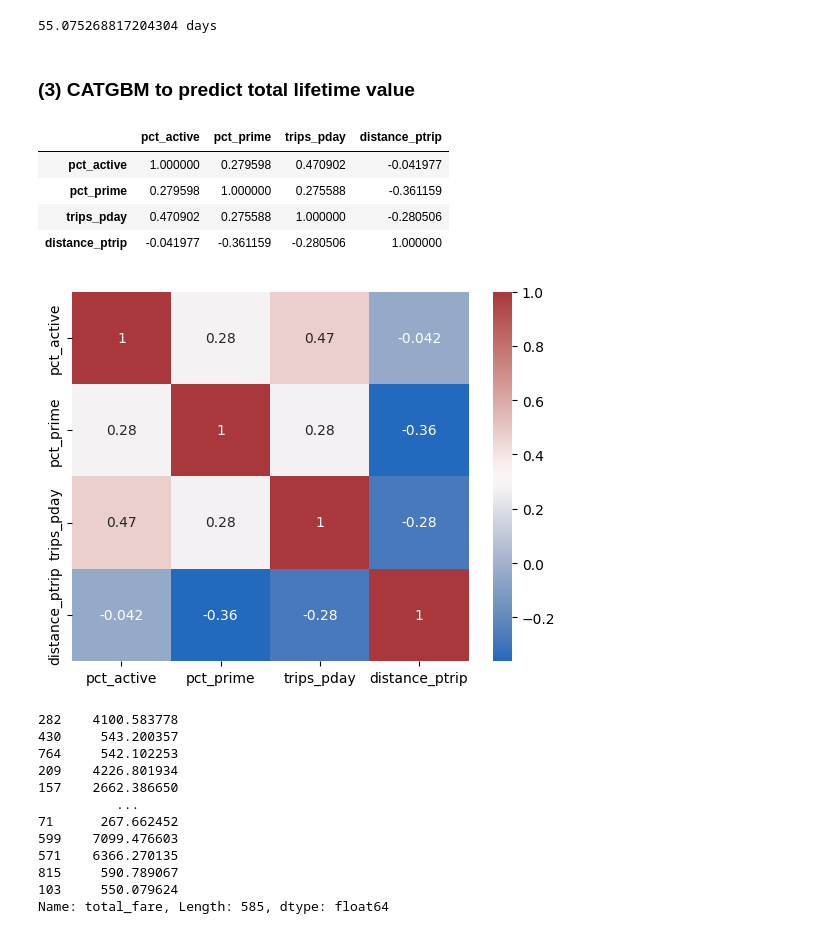
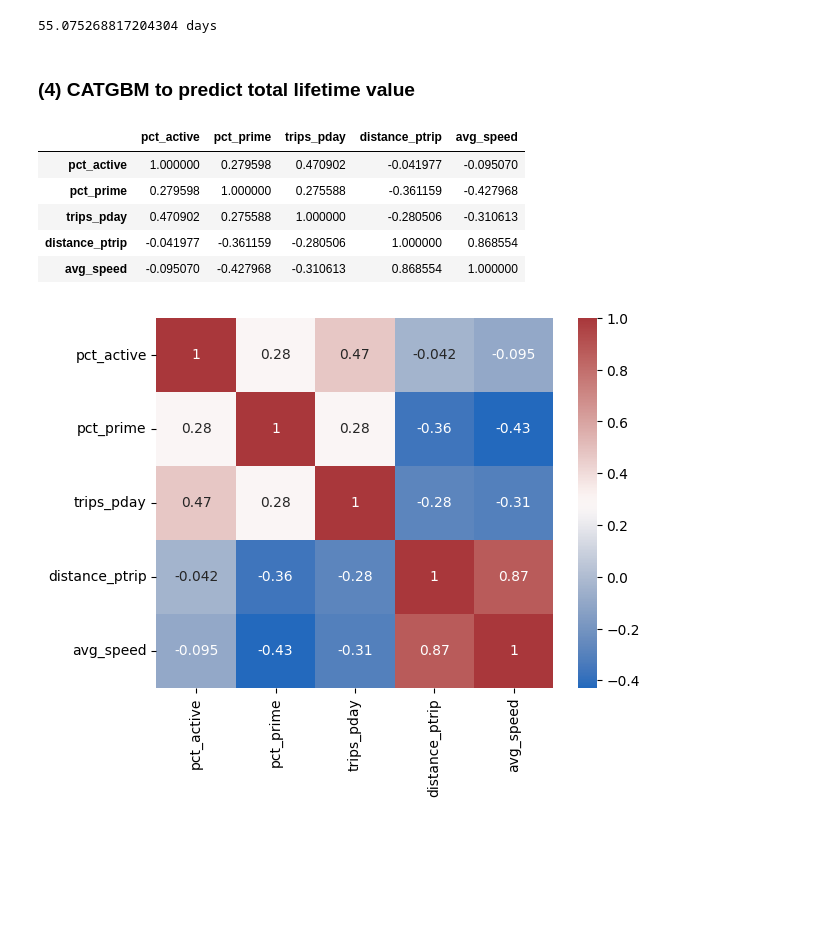
Before and after one commit to J-ZW-Wang/ss_data_project, a Jupyter notebook: Lyft_Driver_Lifetime_Value/Driver_Lifetime_Value.ipynb, the cells around one changed output. Cells and saved outputs as stored; diff of their text form; code cells hidden in the pictures; blank space fills up the shorter version.

```diff
--- a/Lyft_Driver_Lifetime_Value/Driver_Lifetime_Value.ipynb
+++ b/Lyft_Driver_Lifetime_Value/Driver_Lifetime_Value.ipynb
@@ -109,6 +103,15 @@ driveragg = (
         driver_onboard_date=lambda x: pd.to_datetime(x.driver_onboard_date),
         tenure=lambda x: (pd.to_datetime("2016-06-30") - x.driver_onboard_date).dt.days,
         prime_trip=lambda x: np.where(x.ride_prime_time > 0, 1, 0),
+        accepted_ts=lambda x: x.accepted_at.dt.time,
+        trip_time=lambda x: x.accepted_ts.case_when(
+            [
+                (x.accepted_ts.between(time(6, 00), time(11, 59)), "Morning"),
+                (x.accepted_ts.between(time(12, 00), time(17, 59)), "Afternoon"),
+                (x.accepted_ts.between(time(18, 00), time(23, 59)), "Evening"),
+                (x.accepted_ts.between(time(0, 00), time(5, 59)), "Midnight"),
+            ]
+        ),
     )
     .groupby(["driver_id", "tenure"], as_index=False)
     .agg(
@@ -121,6 +124,7 @@ driveragg = (
         total_fare=("final_fare", "sum"),
         total_prime=("ride_prime_time", "sum"),
         total_prime_trip=("prime_trip", "sum"),
+        time_mode=("trip_time", lambda x: x.mode()[0]),
     )
     .assign(
         lifetime=lambda x: (x.last_active_day - x.driver_onboard_date).dt.days,
@@ -132,5 +136,6 @@ driveragg = (
         distance_ptrip=lambda x: x.total_distance / x.total_trips,
         prime_pday=lambda x: x.total_prime / x.active_days,
         fare_ptenure=lambda x: x.total_fare / x.tenure,
+        avg_speed=lambda x: x.total_distance / x.total_duration,
     )
 )
@@ -156,42 +171,37 @@ print(f"{driveragg.lifetime.mean()} days")
 # %% [output]
 55.075268817204304 days
 # %% [markdown]
-### (3) CATGBM to predict total lifetime value
+### (4) CATGBM to predict total lifetime value
 # %%
 target = "total_fare"
-predictors = ["pct_active", "pct_prime", "trips_pday", "distance_ptrip"]
+num_predictors = [
+    "pct_active",
+    "pct_prime",
+    "trips_pday",
+    "distance_ptrip",
+    "avg_speed",
+]
+cat_predictors = ["time_mode"]
+predictors = num_predictors + cat_predictors
 # %%
-preddf = driveragg[predictors]
+preddf = driveragg[num_predictors]
 corrmap = preddf.corr()
 sns.heatmap(corrmap, cmap="vlag", annot=True)
 corrmap
 # %% [output]
-|  | pct_active | pct_prime | trips_pday | distance_ptrip |
-| pct_active | 1.000000 | 0.279598 | 0.470902 | -0.041977 |
-| pct_prime | 0.279598 | 1.000000 | 0.275588 | -0.361159 |
-| trips_pday | 0.470902 | 0.275588 | 1.000000 | -0.280506 |
-| distance_ptrip | -0.041977 | -0.361159 | -0.280506 | 1.000000 |
+|  | pct_active | pct_prime | trips_pday | distance_ptrip | avg_speed |
+| pct_active | 1.000000 | 0.279598 | 0.470902 | -0.041977 | -0.095070 |
+| pct_prime | 0.279598 | 1.000000 | 0.275588 | -0.361159 | -0.427968 |
+| trips_pday | 0.470902 | 0.275588 | 1.000000 | -0.280506 | -0.310613 |
+| distance_ptrip | -0.041977 | -0.361159 | -0.280506 | 1.000000 | 0.868554 |
+| avg_speed | -0.095070 | -0.427968 | -0.310613 | 0.868554 | 1.000000 |
-[figure, old version]
+[figure, new version]
 # %%
 X = driveragg[predictors]
-y = driveragg[target]
+y = driveragg[[target]]
 
 X_train, X_test, y_train, y_test = train_test_split(
     X, y, test_size=0.3, random_state=777
 )
-y_train
-# %% [output]
-282    4100.583778
-430     543.200357
-764     542.102253
-209    4226.801934
-157    2662.386650
-          ...
-71      267.662452
-599    7099.476603
-571    6366.270135
-815     590.789067
-103     550.079624
-Name: total_fare, Length: 585, dtype: float64
 # %%
 mdl = CatBoostRegressor(
```
Also changed, not shown: parts of 11 cells of this notebook, 1 other file.
